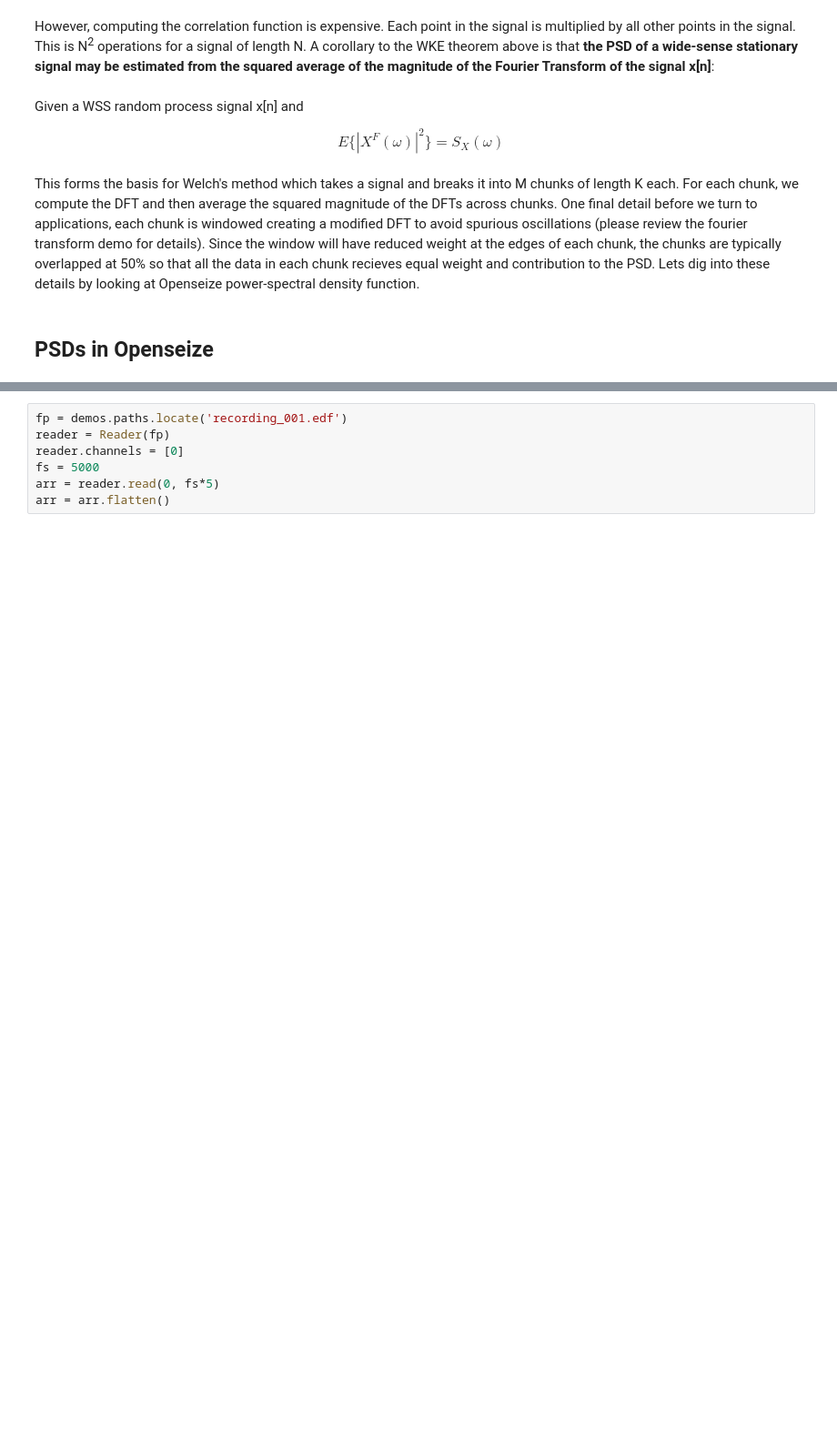
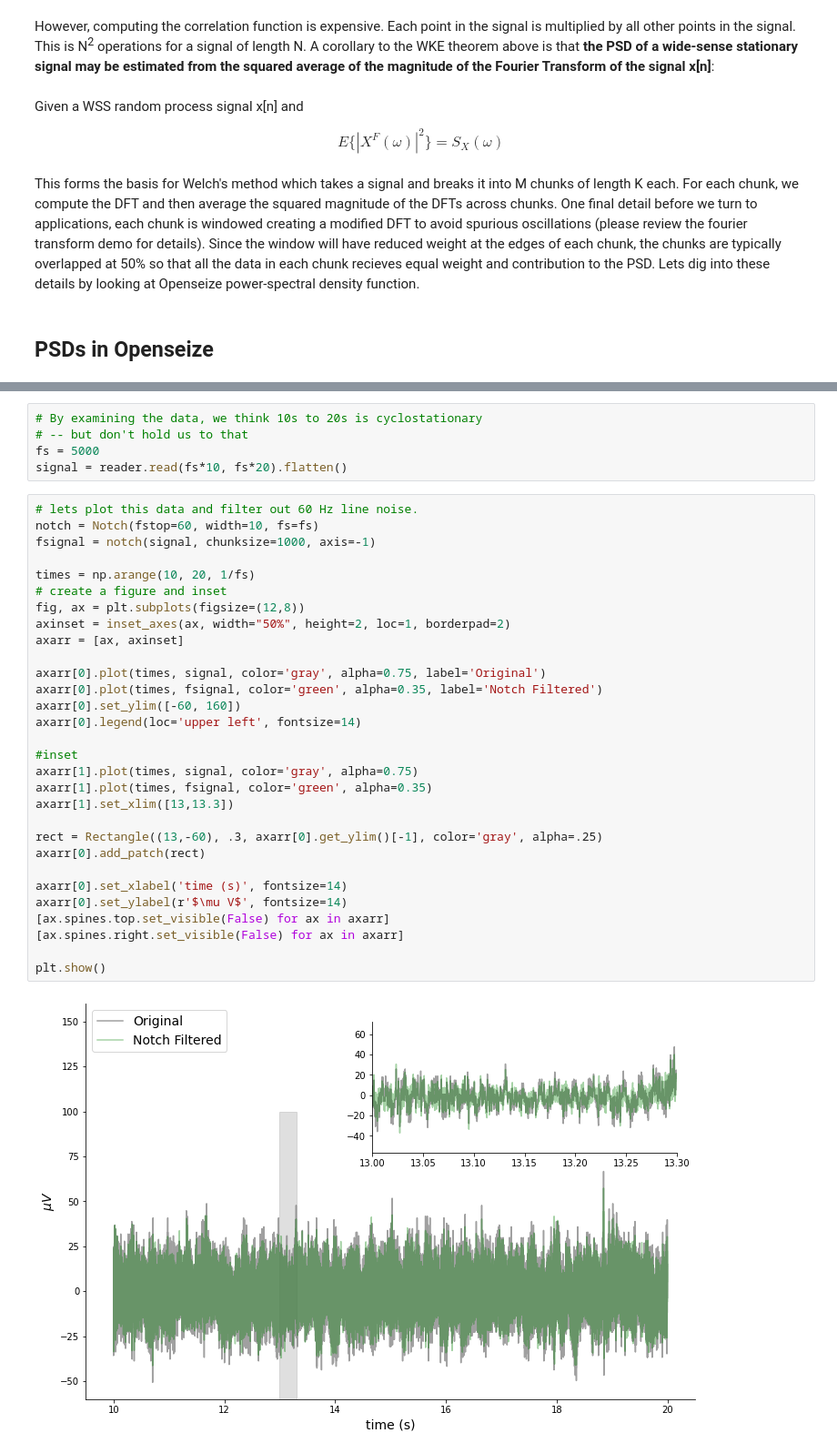
Before and after one commit to mscaudill/openseize, a Jupyter notebook: demos/spectra.ipynb, the cells around one changed output, grey strips where cells are left out. Shown at 91% size. Cells and saved outputs as stored; diff of their text form; blank space fills up the shorter version.

```diff
--- a/demos/spectra.ipynb
+++ b/demos/spectra.ipynb
@@ -312,7 +324,37 @@ psd(data, fs, axis=-1, resolution=0.5, window='hann', overlap=0.5, detrend='cons
 # %%
-fp = demos.paths.locate('recording_001.edf')
-reader = Reader(fp)
-reader.channels = [0]
+# By examining the data, we think 10s to 20s is cyclostationary
+# -- but don't hold us to that
 fs = 5000
-arr = reader.read(0, fs*5)
-arr = arr.flatten()
+signal = reader.read(fs*10, fs*20).flatten()
+# %%
+# lets plot this data and filter out 60 Hz line noise.
+notch = Notch(fstop=60, width=10, fs=fs)
+fsignal = notch(signal, chunksize=1000, axis=-1)
+
+times = np.arange(10, 20, 1/fs)
+# create a figure and inset
+fig, ax = plt.subplots(figsize=(12,8))
+axinset = inset_axes(ax, width="50%", height=2, loc=1, borderpad=2)
+axarr = [ax, axinset]
+
+axarr[0].plot(times, signal, color='gray', alpha=0.75, label='Original')
+axarr[0].plot(times, fsignal, color='green', alpha=0.35, label='Notch Filtered')
+axarr[0].set_ylim([-60, 160])
+axarr[0].legend(loc='upper left', fontsize=14)
+
+#inset
+axarr[1].plot(times, signal, color='gray', alpha=0.75)
+axarr[1].plot(times, fsignal, color='green', alpha=0.35)
+axarr[1].set_xlim([13,13.3])
+
+rect = Rectangle((13,-60), .3, axarr[0].get_ylim()[-1], color='gray', alpha=.25)
+axarr[0].add_patch(rect)
+
+axarr[0].set_xlabel('time (s)', fontsize=14)
+axarr[0].set_ylabel(r'$\mu V$', fontsize=14)
+[ax.spines.top.set_visible(False) for ax in axarr]
+[ax.spines.right.set_visible(False) for ax in axarr]
+
+plt.show()
+# %% [output]
+[figure, added]
```
Also changed, not shown: parts of 16 cells of this notebook.
